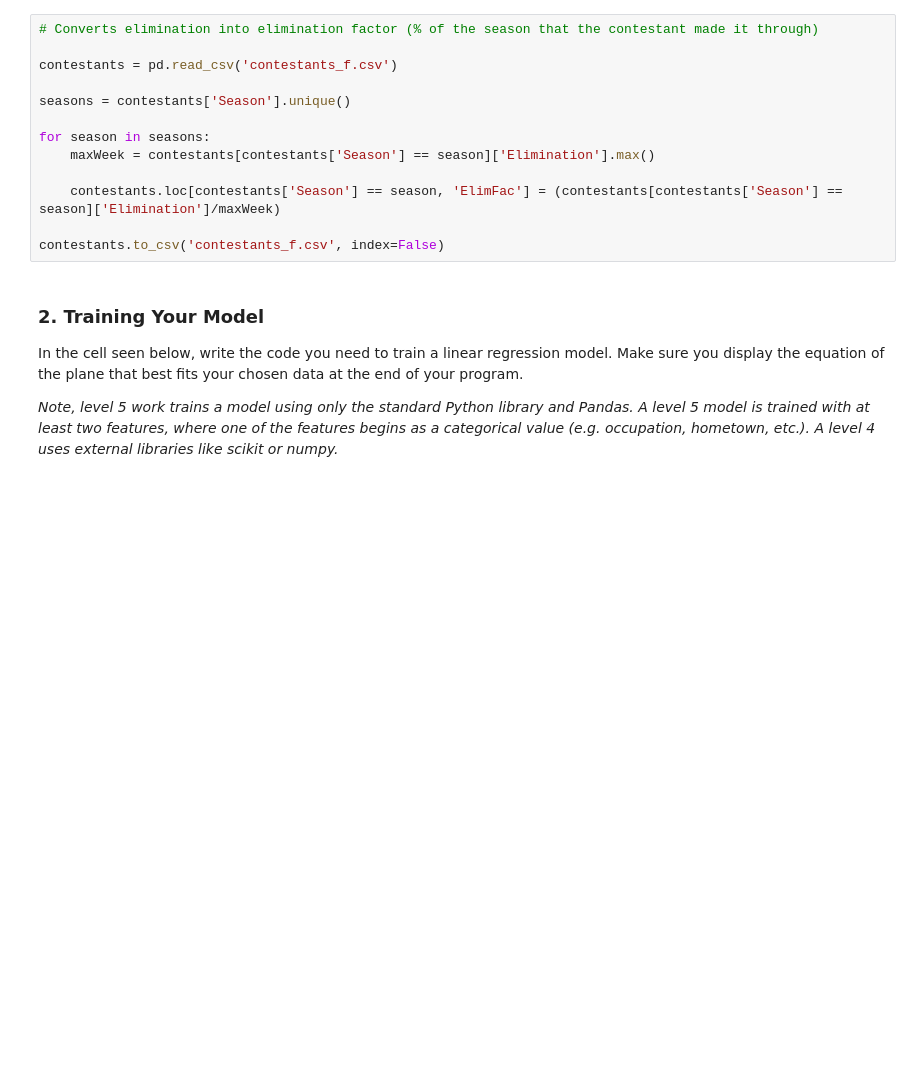
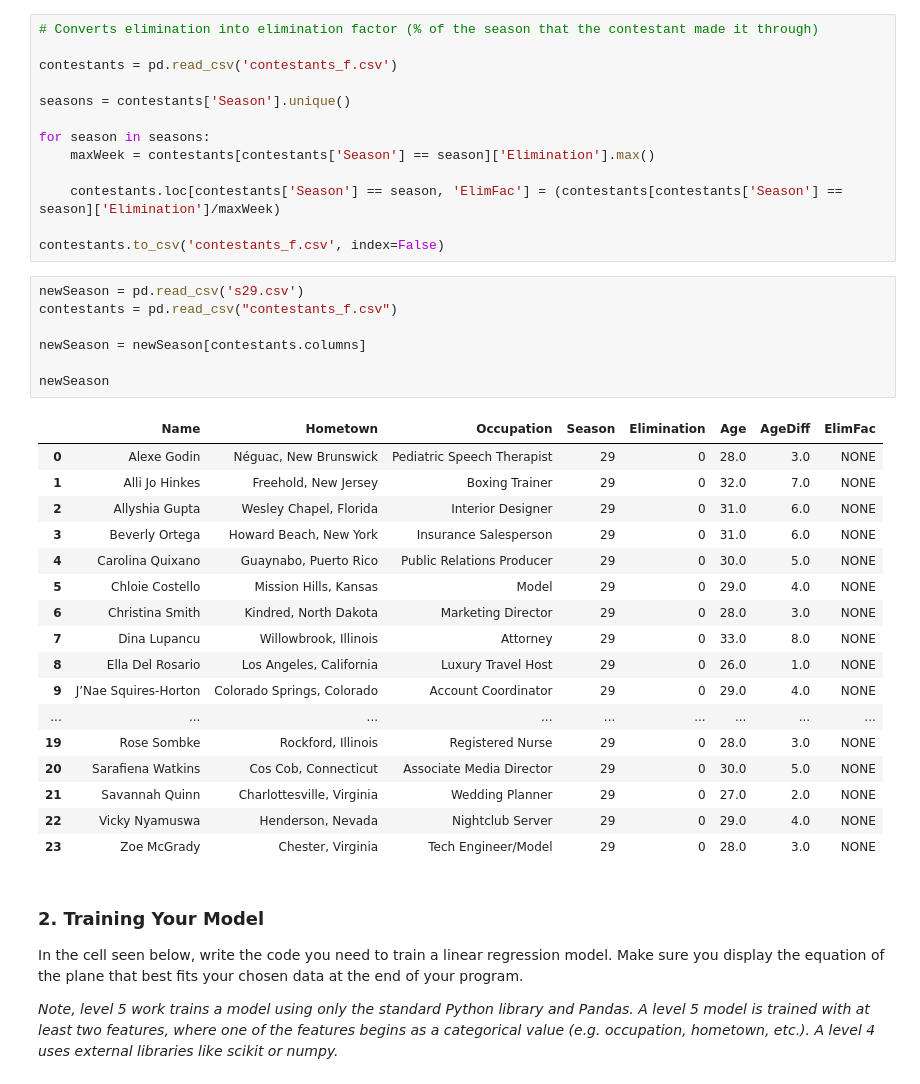
Before and after one commit to ReverseRasterization/AI, a Jupyter notebook: Semester 2/Machine Learning/The Bachelors/bachelors.ipynb, the cells around one changed output. Saved outputs shown, nothing was run; the diff lists cells and outputs as text; blank space fills up the shorter version.

```diff
--- a/Semester 2/Machine Learning/The Bachelors/bachelors.ipynb
+++ b/Semester 2/Machine Learning/The Bachelors/bachelors.ipynb
@@ -401,6 +401,31 @@ for season in seasons:
     contestants.loc[contestants['Season'] == season, 'ElimFac'] = (contestants[contestants['Season'] == season]['Elimination']/maxWeek)
 
 contestants.to_csv('contestants_f.csv', index=False)
+# %%
+newSeason = pd.read_csv('s29.csv')
+contestants = pd.read_csv("contestants_f.csv")
+
+newSeason = newSeason[contestants.columns]
+
+newSeason
+# %% [output]
+|  | Name | Hometown | Occupation | Season | Elimination | Age | AgeDiff | ElimFac |
+| 0 | Alexe Godin | Néguac, New Brunswick | Pediatric Speech Therapist | 29 | 0 | 28.0 | 3.0 | NONE |
+| 1 | Alli Jo Hinkes | Freehold, New Jersey | Boxing Trainer | 29 | 0 | 32.0 | 7.0 | NONE |
+| 2 | Allyshia Gupta | Wesley Chapel, Florida | Interior Designer | 29 | 0 | 31.0 | 6.0 | NONE |
+| 3 | Beverly Ortega | Howard Beach, New York | Insurance Salesperson | 29 | 0 | 31.0 | 6.0 | NONE |
+| 4 | Carolina Quixano | Guaynabo, Puerto Rico | Public Relations Producer | 29 | 0 | 30.0 | 5.0 | NONE |
+| 5 | Chloie Costello | Mission Hills, Kansas | Model | 29 | 0 | 29.0 | 4.0 | NONE |
+| 6 | Christina Smith | Kindred, North Dakota | Marketing Director | 29 | 0 | 28.0 | 3.0 | NONE |
+| 7 | Dina Lupancu | Willowbrook, Illinois | Attorney | 29 | 0 | 33.0 | 8.0 | NONE |
+| 8 | Ella Del Rosario | Los Angeles, California | Luxury Travel Host | 29 | 0 | 26.0 | 1.0 | NONE |
+| 9 | J’Nae Squires-Horton | Colorado Springs, Colorado | Account Coordinator | 29 | 0 | 29.0 | 4.0 | NONE |
+| ... | ... | ... | ... | ... | ... | ... | ... | ... |
+| 19 | Rose Sombke | Rockford, Illinois | Registered Nurse | 29 | 0 | 28.0 | 3.0 | NONE |
+| 20 | Sarafiena Watkins | Cos Cob, Connecticut | Associate Media Director | 29 | 0 | 30.0 | 5.0 | NONE |
+| 21 | Savannah Quinn | Charlottesville, Virginia | Wedding Planner | 29 | 0 | 27.0 | 2.0 | NONE |
+| 22 | Vicky Nyamuswa | Henderson, Nevada | Nightclub Server | 29 | 0 | 29.0 | 4.0 | NONE |
+| 23 | Zoe McGrady | Chester, Virginia | Tech Engineer/Model | 29 | 0 | 28.0 | 3.0 | NONE |
 # %% [markdown]
 ### 2. Training Your Model
 In the cell seen below, write the code you need to train a linear regression model. Make sure you display the equation of the plane that best fits your chosen data at the end of your program.
```
Also changed, not shown: parts of 4 cells of this notebook, 4 other files.
